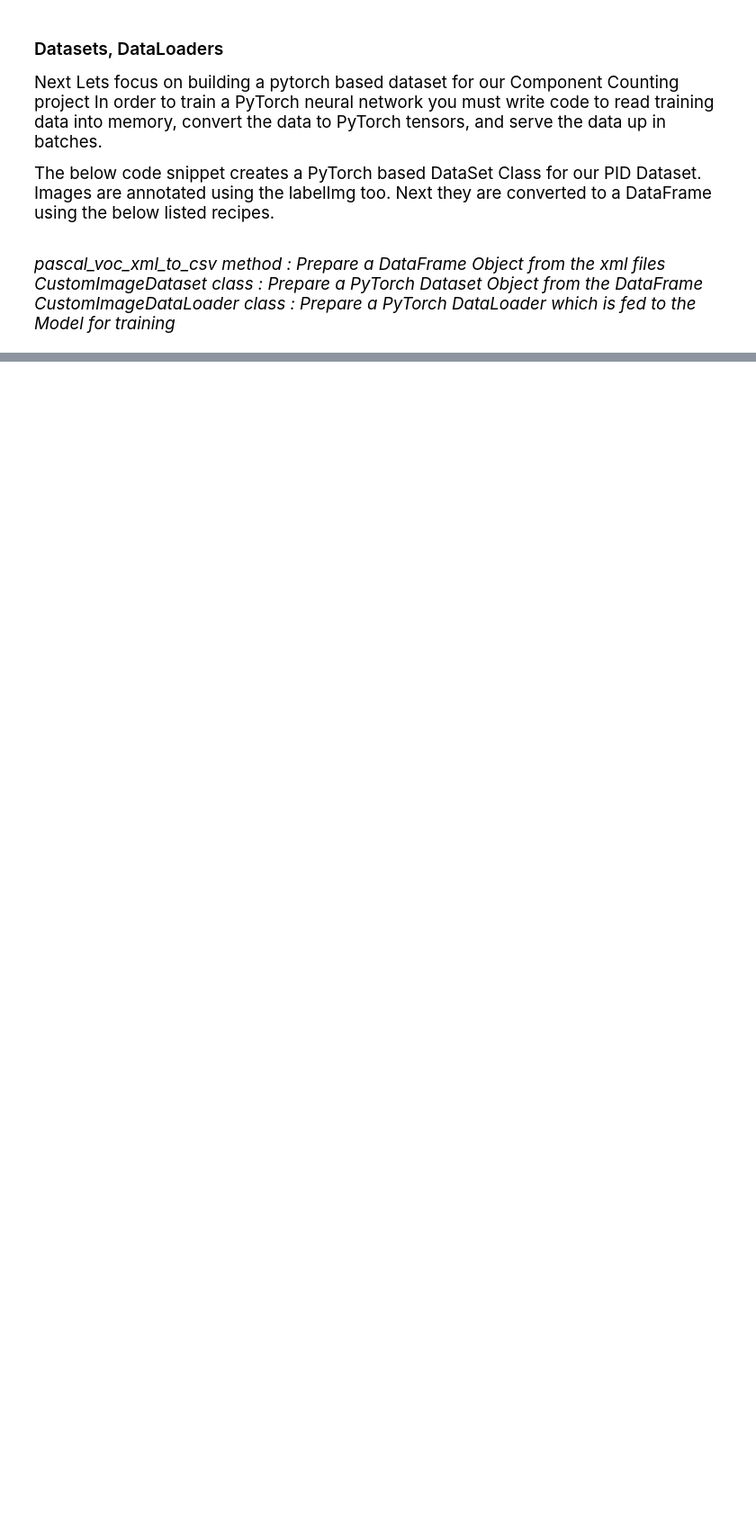
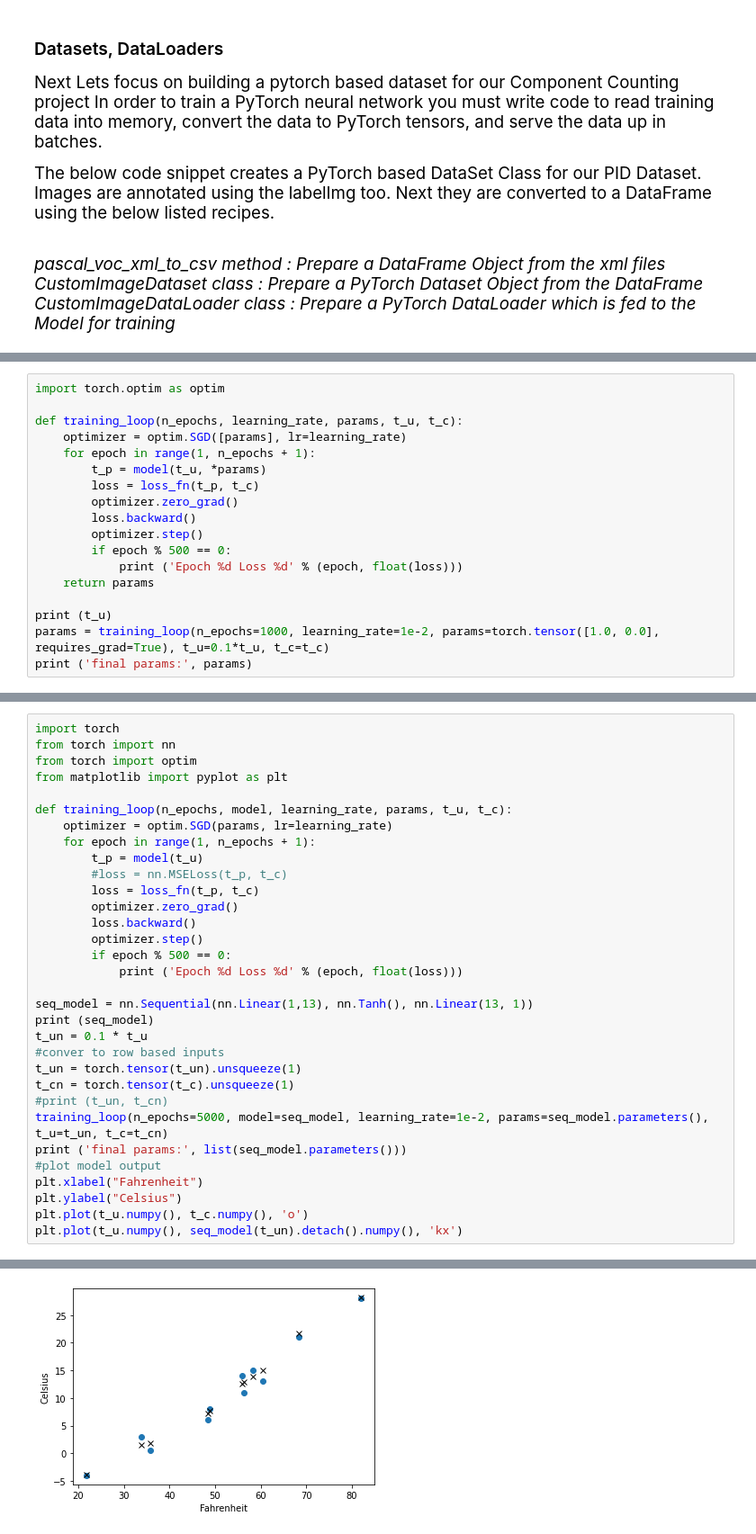
Before and after one commit to Saptarshi-SBU/Component-Counting, a Jupyter notebook: src/ml/object_detection/cc.ipynb, the cells around one changed output, grey strips where cells are left out. Shown at 90% size. Saved outputs shown, nothing was run; the diff lists cells and outputs as text; blank space fills up the shorter version.

```diff
--- a/src/ml/object_detection/cc.ipynb
+++ b/src/ml/object_detection/cc.ipynb
@@ -410,0 +613,18 @@ tensor(nan, grad_fn=<AddBackward0>)
+# %%
+import torch.optim as optim
+
+def training_loop(n_epochs, learning_rate, params, t_u, t_c):
+    optimizer = optim.SGD([params], lr=learning_rate)
+    for epoch in range(1, n_epochs + 1):
+        t_p = model(t_u, *params)
+        loss = loss_fn(t_p, t_c)
+        optimizer.zero_grad()
+        loss.backward()
+        optimizer.step()
+        if epoch % 500 == 0:
+            print ('Epoch %d Loss %d' % (epoch, float(loss)))
+    return params
+
+print (t_u)
+params = training_loop(n_epochs=1000, learning_rate=1e-2, params=torch.tensor([1.0, 0.0], requires_grad=True), t_u=0.1*t_u, t_c=t_c)
+print ('final params:', params)
@@ -410,0 +639,33 @@ tensor(nan, grad_fn=<AddBackward0>)
+# %%
+import torch
+from torch import nn
+from torch import optim
+from matplotlib import pyplot as plt
+
+def training_loop(n_epochs, model, learning_rate, params, t_u, t_c):
+    optimizer = optim.SGD(params, lr=learning_rate)
+    for epoch in range(1, n_epochs + 1):
+        t_p = model(t_u)
+        #loss = nn.MSELoss(t_p, t_c)
+        loss = loss_fn(t_p, t_c)
+        optimizer.zero_grad()
+        loss.backward()
+        optimizer.step()
+        if epoch % 500 == 0:
+            print ('Epoch %d Loss %d' % (epoch, float(loss)))
+
+seq_model = nn.Sequential(nn.Linear(1,13), nn.Tanh(), nn.Linear(13, 1))
+print (seq_model)
+t_un = 0.1 * t_u
+#conver to row based inputs
+t_un = torch.tensor(t_un).unsqueeze(1)
+t_cn = torch.tensor(t_c).unsqueeze(1)
+#print (t_un, t_cn)
+training_loop(n_epochs=5000, model=seq_model, learning_rate=1e-2, params=seq_model.parameters(), t_u=t_un, t_c=t_cn)
+print ('final params:', list(seq_model.parameters()))
+#plot model output
+plt.xlabel("Fahrenheit")
+plt.ylabel("Celsius")
+plt.plot(t_u.numpy(), t_c.numpy(), 'o')
+plt.plot(t_u.numpy(), seq_model(t_un).detach().numpy(), 'kx')
+# %% [output]
@@ -410,0 +695 @@ tensor(nan, grad_fn=<AddBackward0>)
+[figure, added]
```
Also changed, not shown: parts of 21 cells of this notebook.
